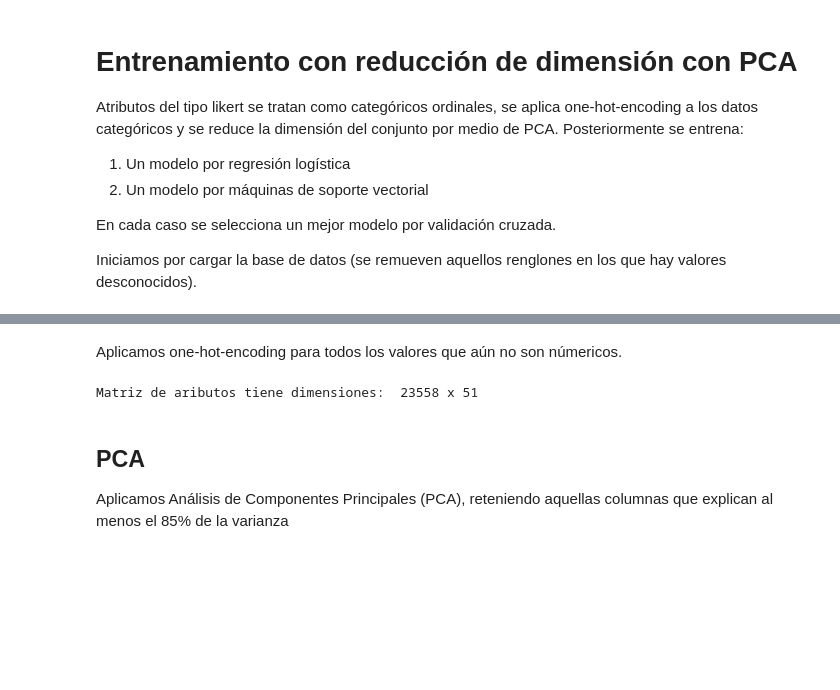
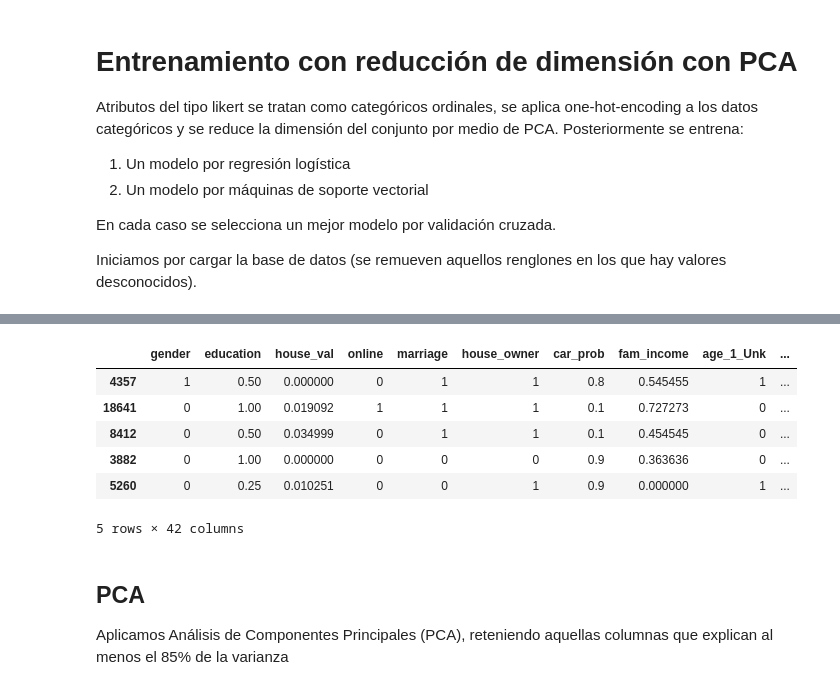
Before and after one commit to erickgrm/machine-learning, a Jupyter notebook: project/pca.ipynb, the cells around one changed output, grey strips where cells are left out. Saved outputs shown, nothing was run; the diff lists cells and outputs as text; code cells hidden in the pictures; blank space fills up the shorter version.

```diff
--- a/project/pca.ipynb
+++ b/project/pca.ipynb
@@ -58,15 +29,18 @@ dF_pca['fam_income'] = dF_pca.fam_income / 11
-# %% [markdown]
-Aplicamos one-hot-encoding para todos los valores que aún no son númericos.
-# %%
-# Encoding
-dF_pca = pd.get_dummies(dF_pca)
-
-# Separate response column and atributes matrix
-y_pca = dF_pca['flag_Y'].values
-X_pre = dF_pca.drop(['flag_N','flag_Y'], axis =1).values
-print("Matriz de aributos tiene dimensiones: ",  len(X_pre), "x",len(X_pre[0]))
-# %% [output]
-Matriz de aributos tiene dimensiones:  23558 x 51
+# %%
+# Encoding
+dF = pd.get_dummies(dF)
+
+# Split in train and test sets
+X, X_test, y, y_test =  train_test_split(dF.drop('flag', axis =1), dF['flag'], test_size=0.30, random_state=1)
+X.head(5)
+# %% [output]
+|  | gender | education | house_val | online | marriage | house_owner | car_prob | fam_income | age_1_Unk | ... |
+| 4357 | 1 | 0.50 | 0.000000 | 0 | 1 | 1 | 0.8 | 0.545455 | 1 | ... |
+| 18641 | 0 | 1.00 | 0.019092 | 1 | 1 | 1 | 0.1 | 0.727273 | 0 | ... |
+| 8412 | 0 | 0.50 | 0.034999 | 0 | 1 | 1 | 0.1 | 0.454545 | 0 | ... |
+| 3882 | 0 | 1.00 | 0.000000 | 0 | 0 | 0 | 0.9 | 0.363636 | 0 | ... |
+| 5260 | 0 | 0.25 | 0.010251 | 0 | 0 | 1 | 0.9 | 0.000000 | 1 | ... |
+5 rows × 42 columns
 # %% [markdown]
 ## PCA
 Aplicamos Análisis de Componentes Principales (PCA), reteniendo aquellas columnas que explican al menos el 85% de la varianza
```
Also changed, not shown: parts of 13 cells of this notebook, 4 other files.
